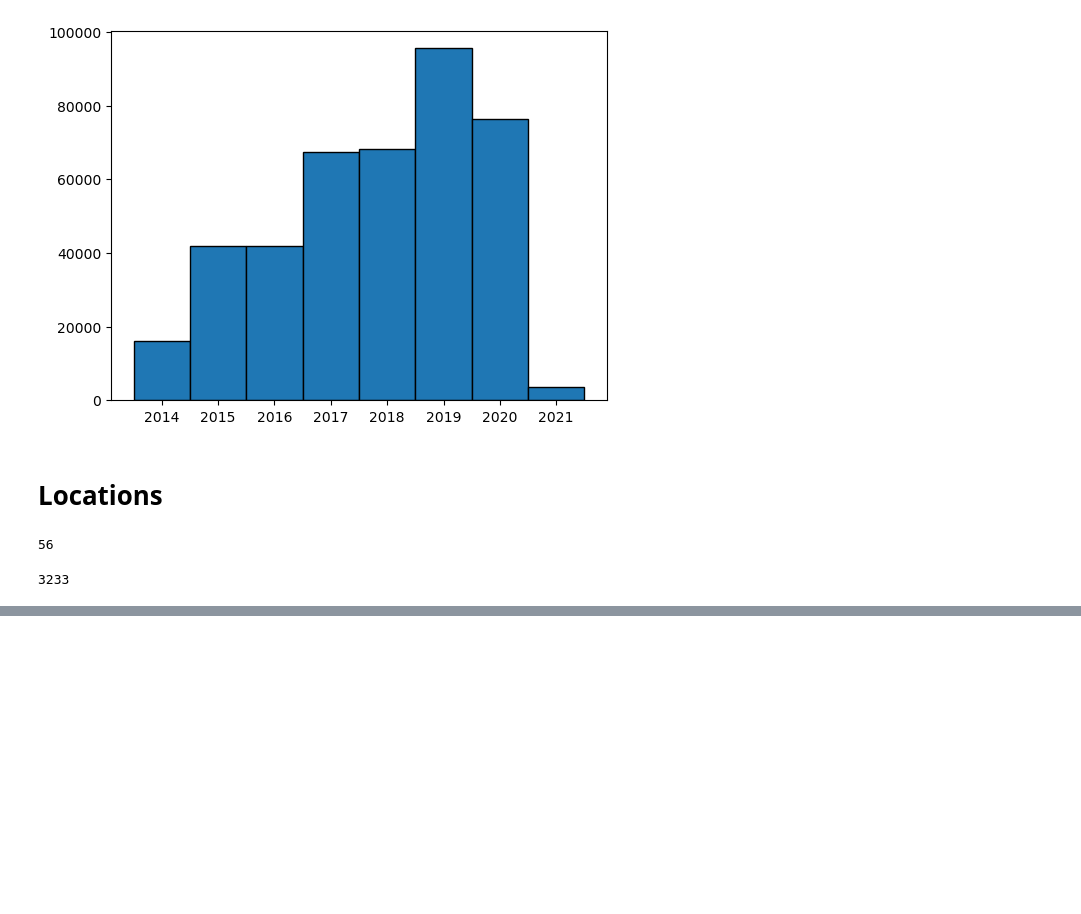
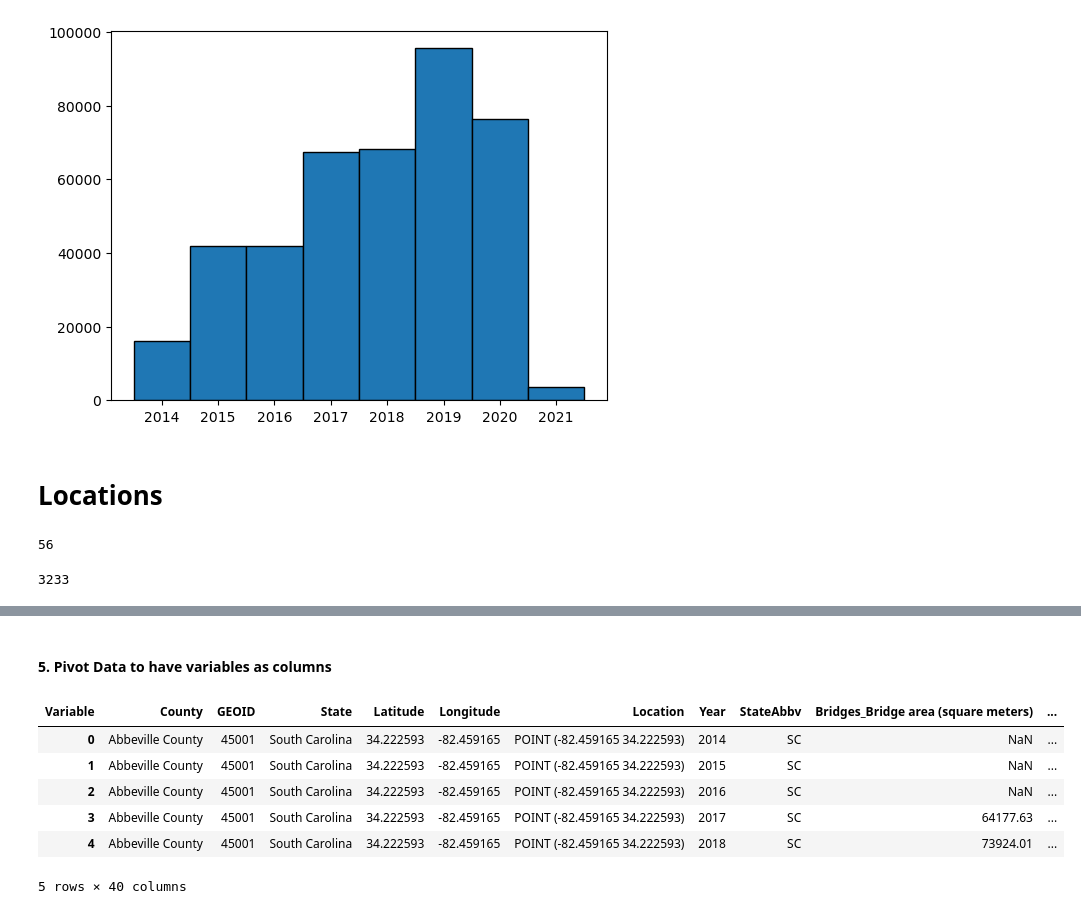
Before and after one commit to rpi11/DSAN5200-final_project, a Jupyter notebook: FinalProject/RICH/eda.ipynb, the cells around one changed output, grey strips where cells are left out. Cells and saved outputs as stored; diff of their text form; code cells hidden in the pictures; blank space fills up the shorter version.

```diff
--- a/FinalProject/RICH/eda.ipynb
+++ b/FinalProject/RICH/eda.ipynb
@@ -106,0 +188,16 @@ len(counties)
+# %% [markdown]
+#### 5. Pivot Data to have variables as columns
+# %%
+cleaned = cleaned.pivot(index=[c for c in cleaned.columns if c not in ["Variable","Value"]], columns=["Variable"], values="Value")
+cleaned.reset_index(inplace = True)
+# cleaned.fillna(0, inplace = True)
+cleaned.to_csv("../data/cleaned.csv", index = False)
+cleaned.head()
+# %% [output]
+| Variable | County | GEOID | State | Latitude | Longitude | Location | Year | StateAbbv | Bridges_Bridge area (square meters) | ... |
+| 0 | Abbeville County | 45001 | South Carolina | 34.222593 | -82.459165 | POINT (-82.459165 34.222593) | 2014 | SC | NaN | ... |
+| 1 | Abbeville County | 45001 | South Carolina | 34.222593 | -82.459165 | POINT (-82.459165 34.222593) | 2015 | SC | NaN | ... |
+| 2 | Abbeville County | 45001 | South Carolina | 34.222593 | -82.459165 | POINT (-82.459165 34.222593) | 2016 | SC | NaN | ... |
+| 3 | Abbeville County | 45001 | South Carolina | 34.222593 | -82.459165 | POINT (-82.459165 34.222593) | 2017 | SC | 64177.63 | ... |
+| 4 | Abbeville County | 45001 | South Carolina | 34.222593 | -82.459165 | POINT (-82.459165 34.222593) | 2018 | SC | 73924.01 | ... |
+5 rows × 40 columns
```
Also changed, not shown: parts of 18 cells of this notebook, 13 other files.
